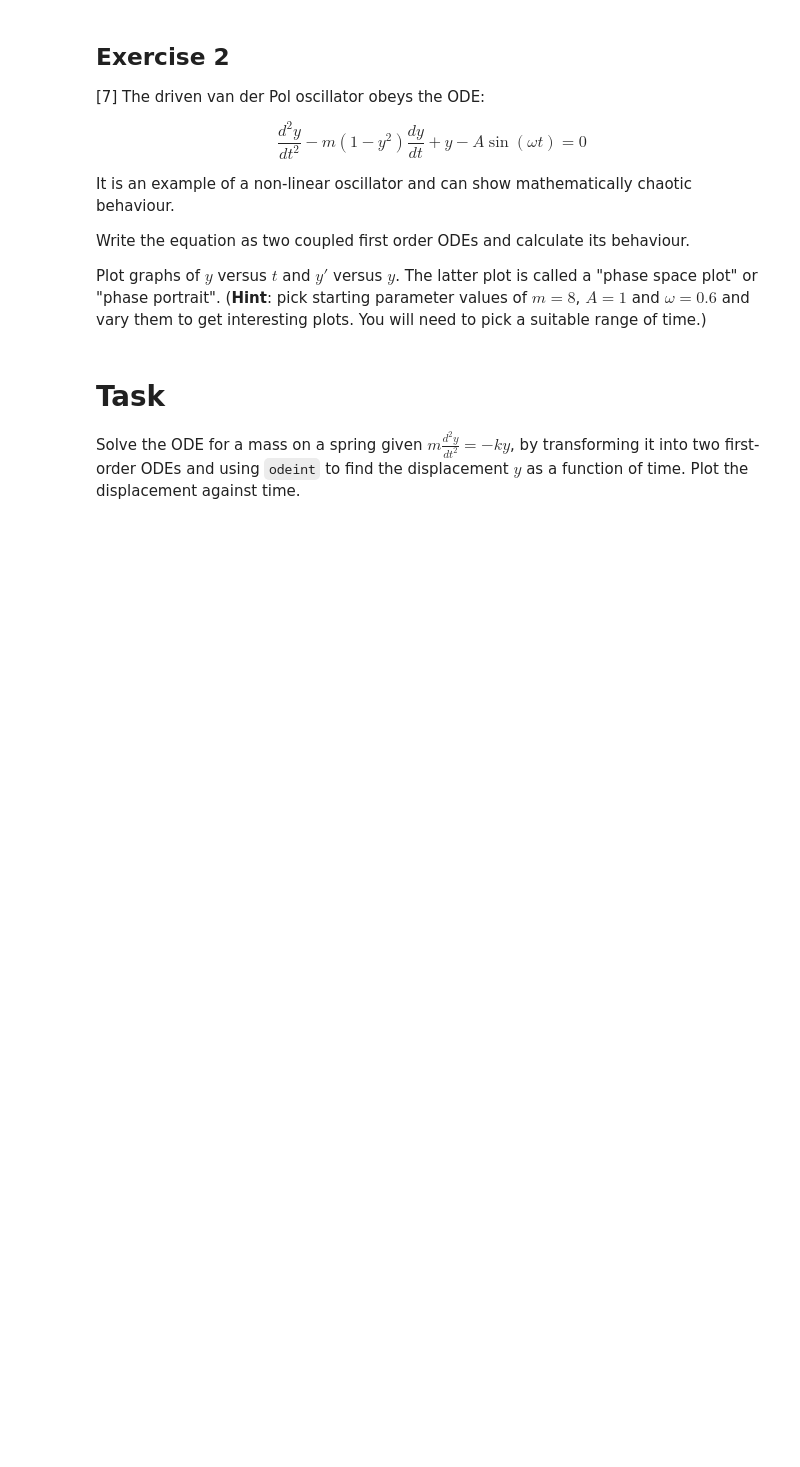
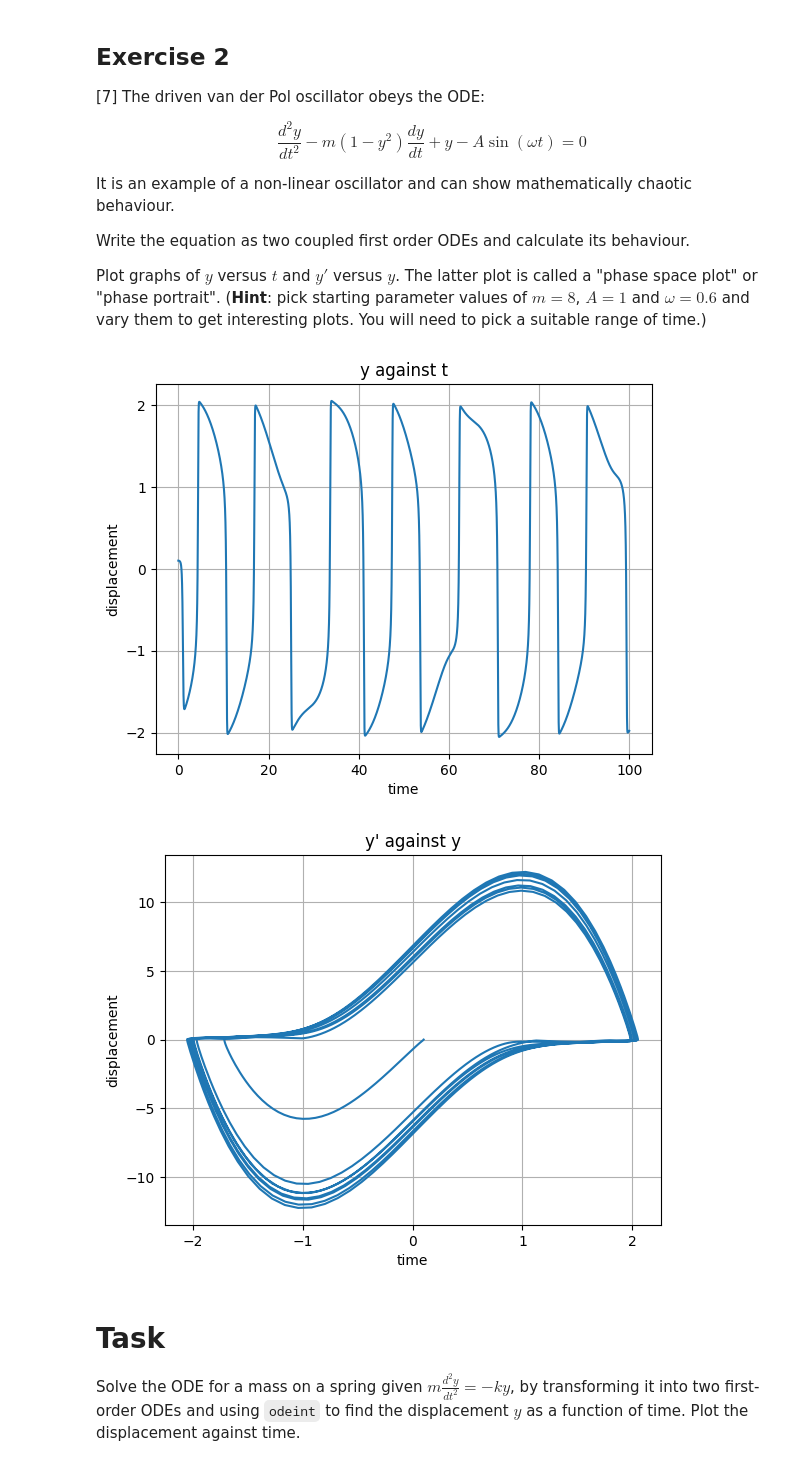
Before and after one commit to PX2145-2025/week-8-b-Williams-Carys, a Jupyter notebook: ODEs.ipynb, the cells around one changed output. Saved outputs shown, nothing was run; the diff lists cells and outputs as text; code cells hidden in the pictures; blank space fills up the shorter version.

```diff
--- a/ODEs.ipynb
+++ b/ODEs.ipynb
@@ -337,6 +352,38 @@ Write the equation as two coupled first order ODEs and calculate its behaviour.
 
 Plot graphs of $y$ versus $t$ and $y'$ versus $y$. The latter plot is called a "phase space plot" or "phase portrait".
 (**Hint**: pick starting parameter values of $m = 8$, $A = 1$ and $\omega = 0.6$ and vary them to get interesting plots. You will need to pick a suitable range of time.)
+# %%
+npts = 10000
+tmax = 100
+t = np.linspace(0.0, tmax, npts)
+
+A = 1
+m = 0.01
+w = 2*np.pi
+
+def f (y, t, m, A, w):
+  return [y[1],
+          m*(1 - y[0]**2)*y[1] - y[0] + A*np.sin(w*t)]
+
+y_initial = [0.1,0]
+y = odeint(f, y_initial, t, (8, 1, 0.6))
+
+plt.plot(t, y[:,0])
+plt.xlabel('time')
+plt.ylabel('displacement')
+plt.title('y against t')
+plt.grid(True)
+plt.show()
+
+plt.plot(y[:,0], y[:,1])
+plt.xlabel('time')
+plt.ylabel('displacement')
+plt.title("y' against y")
+plt.grid(True)
+plt.show()
+# %% [output]
+[figure, added]
+[figure, added]
 # %% [markdown]
 # Task
 Solve the ODE for a mass on a spring given $m\frac{d^2y}{dt^2} = -ky$, by transforming it into two first-order ODEs and using `odeint` to find the displacement $y$ as a function of time. Plot the displacement against time.
```
Also changed, not shown: parts of 1 cell of this notebook.
